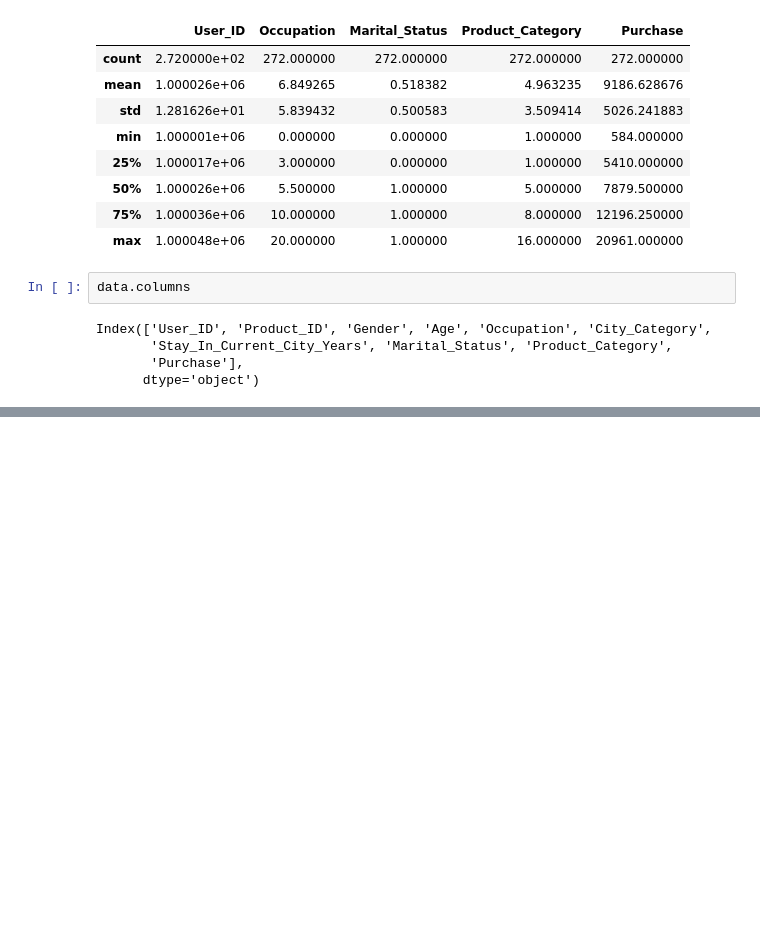
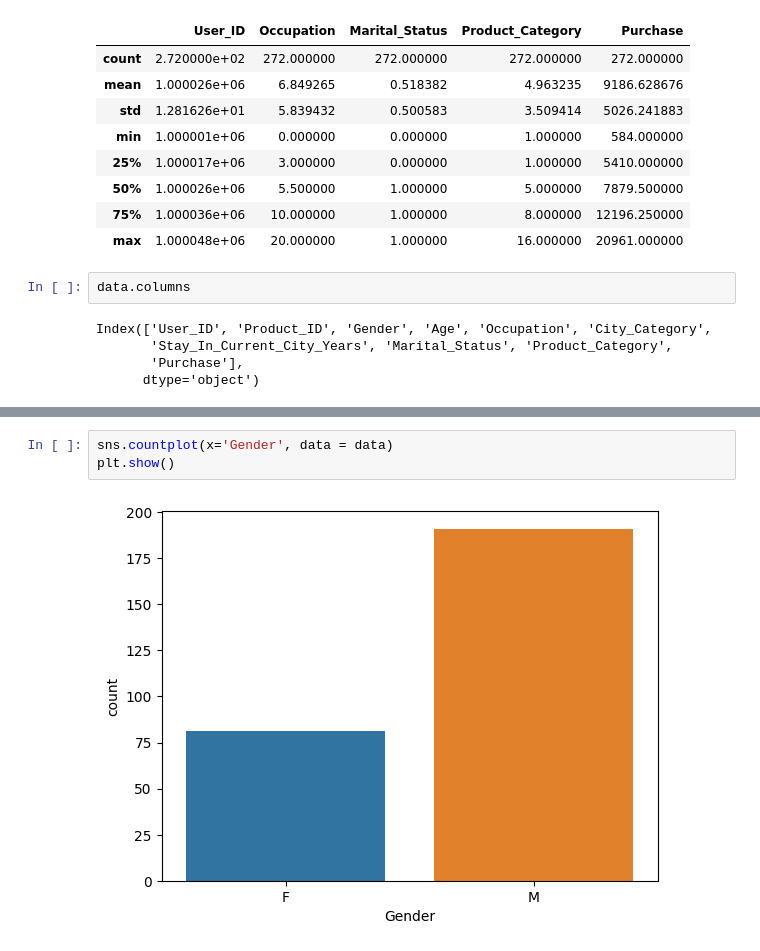
Before and after one commit to JoeJoyal/python-basic, a Jupyter notebook: E-commerce/experiment.ipynb, the cells around one changed output, grey strips where cells are left out. Cells and saved outputs as stored; diff of their text form; blank space fills up the shorter version.

```diff
--- a/E-commerce/experiment.ipynb
+++ b/E-commerce/experiment.ipynb
@@ -41,0 +61,5 @@ import seaborn as sns
+# %%
+sns.countplot(x='Gender', data = data)
+plt.show()
+# %% [output]
+[figure, added]
```
Also changed, not shown: parts of 11 cells of this notebook, 1 other file.
